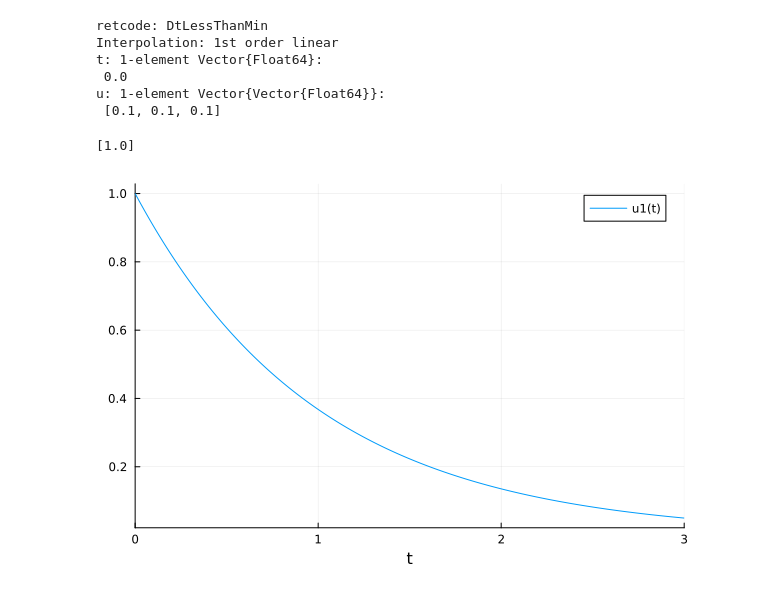
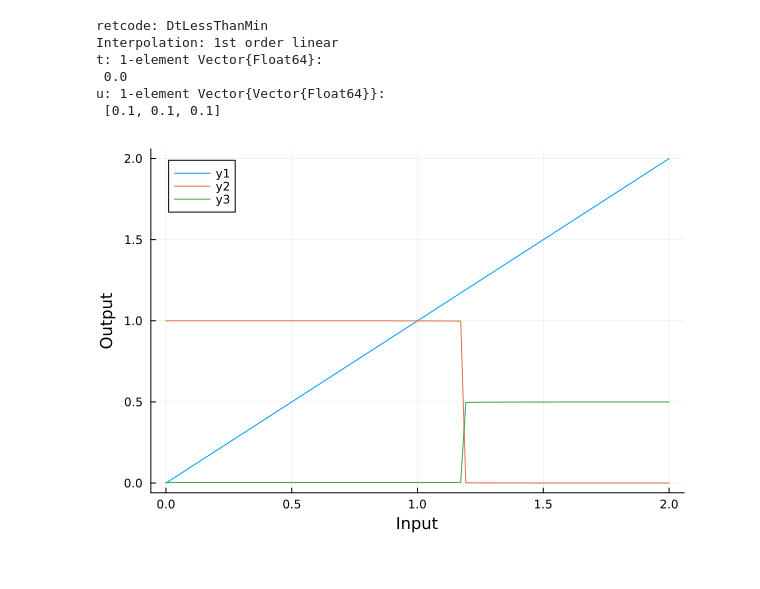
Before and after one commit to cjmerzbacher/sampling-networks, a Jupyter notebook: hiscock_model/hiscock_model.ipynb, the cells around one changed output. Cells and saved outputs as stored; diff of their text form; code cells hidden in the pictures.

```diff
--- a/hiscock_model/hiscock_model.ipynb
+++ b/hiscock_model/hiscock_model.ipynb
@@ -28,21 +32,30 @@ t: 1-element Vector{Float64}:
 u: 1-element Vector{Vector{Float64}}:
  [0.1, 0.1, 0.1]
 # %%
-function test(du, u, p, t)
-    i = 1
-    du[i] = -u[i]
+#Manually specify switch without matrix algebra and confirm results!
+mm(x) = (1)/(1+exp(-x))
+function switch(du, u, p, t)
+    k, W, I = p
+    du[1] = k*(I -u[1])
+    du[2] = k*(mm(-5.5*u[1] + 12.9*u[2]) - u[2])
+    du[3] = k*(mm(-5.6*u[2]) - u[3])
 end
 
-endtime = 3
+endtime = 10
 resolution = 300
 
 tspan = [0, endtime] #Span of time to integrate for
 savetimes = LinRange(0, endtime, resolution) #linear space of points until final time
-u0 = [1.] #cannot change, can be learned
-p = [k, W, I] #empty for now, can change to include parameters to be varied later
-prob = ODEProblem(test, u0, tspan, p)
-sol = solve(prob, Tsit5(), reltol=1e-3, abstol=1e-6, saveat=savetimes)
-plot(sol)
+u0 = [0, 0, 0] #cannot change, can be learned
+ #empty for now, can change to include parameters to be varied later
+
+sols = DataFrame()
+for x in LinRange(0, 2, 100)
+    p = [1, 0, x]
+    prob = ODEProblem(switch, u0, tspan, p)
+    sol = solve(prob, Rosenbrock23(), reltol=1e-3, abstol=1e-6, saveat=savetimes)
+    sols = vcat(sols, DataFrame("u1" => [sol.u[end][1]], "u2" => [sol.u[end][2]], "u3" => [sol.u[end][3]]))
+end
+plot(LinRange(0, 2, 100), [sols.u1, sols.u2, sols.u3], xlabel="Input", ylabel="Output")
 # %% [output]
-[1.0]
-[figure, old version]
+[figure, new version]
```
Also changed, not shown: parts of 10 cells of this notebook, 2 other files.
